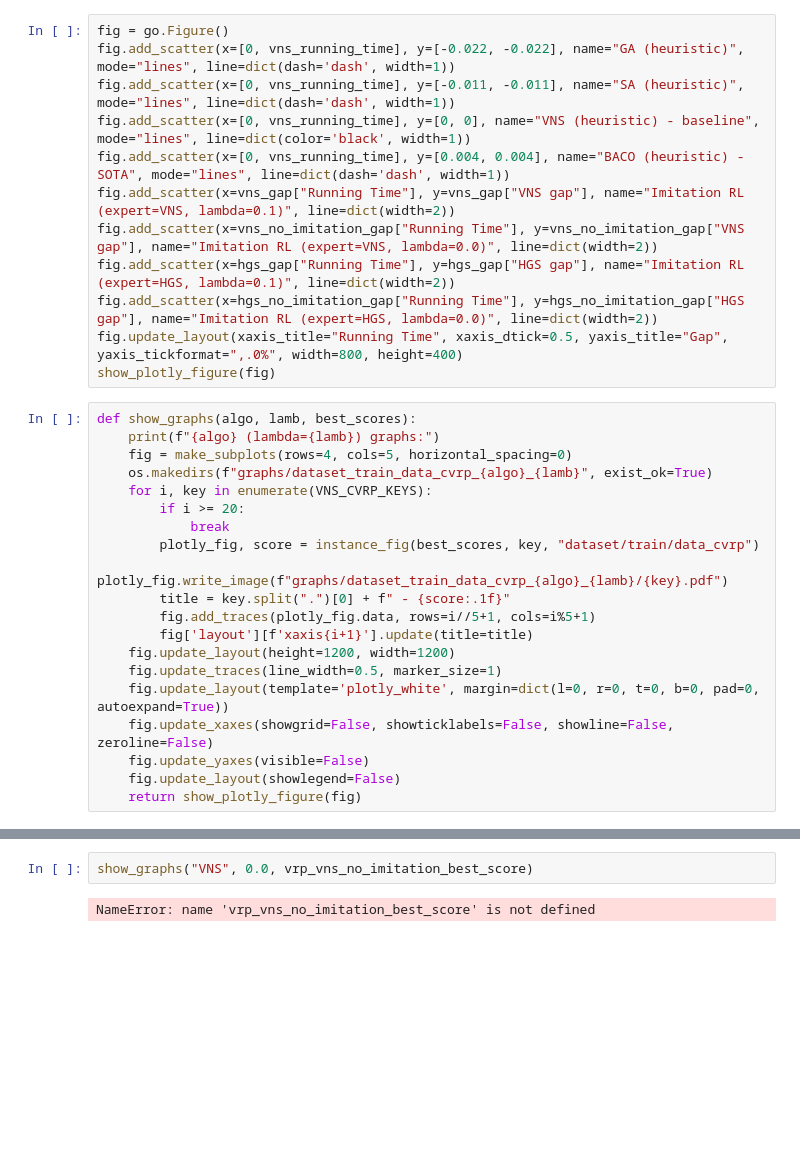
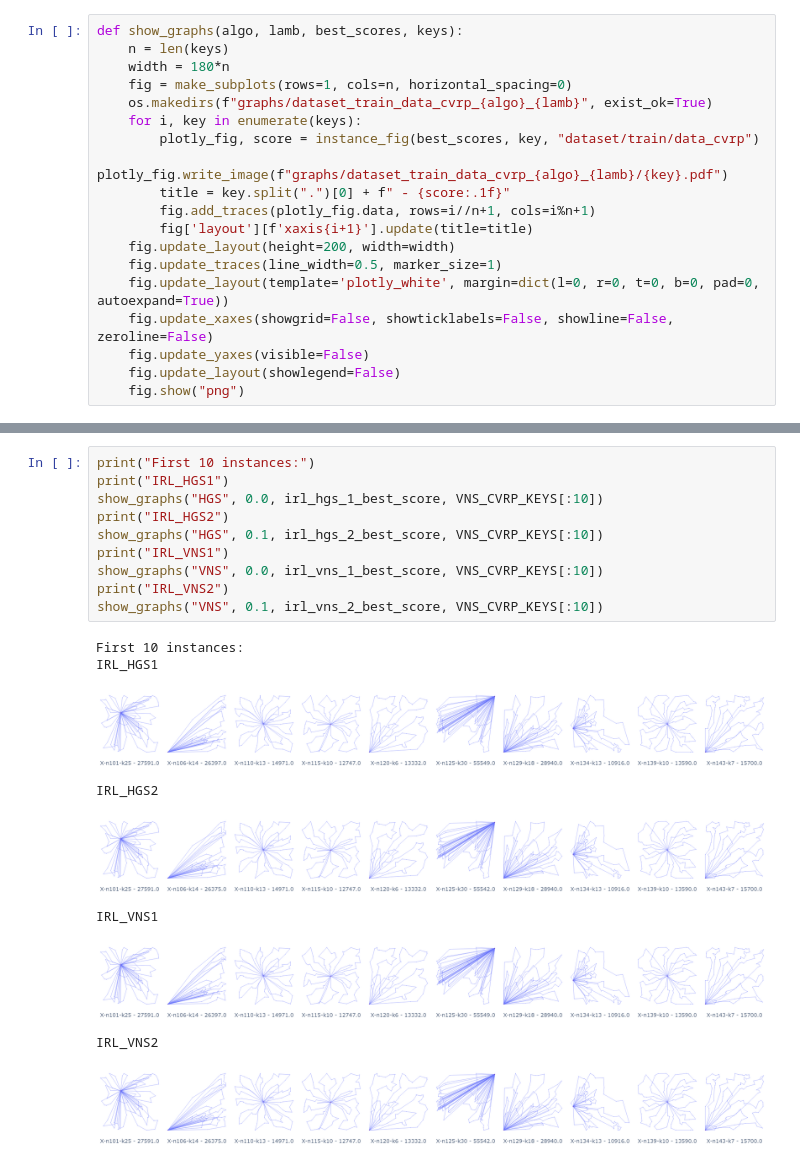
Before and after one commit to vietbtx/VRPpp, a Jupyter notebook: experiments_CVRP.ipynb, the cells around one changed output, grey strips where cells are left out. Saved outputs shown, nothing was run; the diff lists cells and outputs as text; blank space fills up the shorter version.

```diff
--- a/experiments_CVRP.ipynb
+++ b/experiments_CVRP.ipynb
@@ -98,32 +110,19 @@ print(f"VNS (lambda=0.0) loss gap: {vns_no_imitation_gap.max()['VNS gap']*100:.2
-# %%
-fig = go.Figure()
-fig.add_scatter(x=[0, vns_running_time], y=[-0.022, -0.022], name="GA (heuristic)", mode="lines", line=dict(dash='dash', width=1))
-fig.add_scatter(x=[0, vns_running_time], y=[-0.011, -0.011], name="SA (heuristic)", mode="lines", line=dict(dash='dash', width=1))
-fig.add_scatter(x=[0, vns_running_time], y=[0, 0], name="VNS (heuristic) - baseline", mode="lines", line=dict(color='black', width=1))
-fig.add_scatter(x=[0, vns_running_time], y=[0.004, 0.004], name="BACO (heuristic) - SOTA", mode="lines", line=dict(dash='dash', width=1))
-fig.add_scatter(x=vns_gap["Running Time"], y=vns_gap["VNS gap"], name="Imitation RL (expert=VNS, lambda=0.1)", line=dict(width=2))
-fig.add_scatter(x=vns_no_imitation_gap["Running Time"], y=vns_no_imitation_gap["VNS gap"], name="Imitation RL (expert=VNS, lambda=0.0)", line=dict(width=2))
-fig.add_scatter(x=hgs_gap["Running Time"], y=hgs_gap["HGS gap"], name="Imitation RL (expert=HGS, lambda=0.1)", line=dict(width=2))
-fig.add_scatter(x=hgs_no_imitation_gap["Running Time"], y=hgs_no_imitation_gap["HGS gap"], name="Imitation RL (expert=HGS, lambda=0.0)", line=dict(width=2))
-fig.update_layout(xaxis_title="Running Time", xaxis_dtick=0.5, yaxis_title="Gap", yaxis_tickformat=",.0%", width=800, height=400)
-show_plotly_figure(fig)
 # %%
-def show_graphs(algo, lamb, best_scores):
-    print(f"{algo} (lambda={lamb}) graphs:")
-    fig = make_subplots(rows=4, cols=5, horizontal_spacing=0)
+def show_graphs(algo, lamb, best_scores, keys):
+    n = len(keys)
+    width = 180*n
+    fig = make_subplots(rows=1, cols=n, horizontal_spacing=0)
     os.makedirs(f"graphs/dataset_train_data_cvrp_{algo}_{lamb}", exist_ok=True)
-    for i, key in enumerate(VNS_CVRP_KEYS):
-        if i >= 20:
-            break
+    for i, key in enumerate(keys):
         plotly_fig, score = instance_fig(best_scores, key, "dataset/train/data_cvrp")
         plotly_fig.write_image(f"graphs/dataset_train_data_cvrp_{algo}_{lamb}/{key}.pdf")
         title = key.split(".")[0] + f" - {score:.1f}"
-        fig.add_traces(plotly_fig.data, rows=i//5+1, cols=i%5+1)
+        fig.add_traces(plotly_fig.data, rows=i//n+1, cols=i%n+1)
         fig['layout'][f'xaxis{i+1}'].update(title=title)
-    fig.update_layout(height=1200, width=1200)
+    fig.update_layout(height=200, width=width)
     fig.update_traces(line_width=0.5, marker_size=1)
     fig.update_layout(template='plotly_white', margin=dict(l=0, r=0, t=0, b=0, pad=0, autoexpand=True))
     fig.update_xaxes(showgrid=False, showticklabels=False, showline=False, zeroline=False)
     fig.update_yaxes(visible=False)
     fig.update_layout(showlegend=False)
-    return show_plotly_figure(fig)
+    fig.show("png")
@@ -144,4 +129,20 @@ VNS (lambda=0.1) graphs:
-# %%
-show_graphs("VNS", 0.0, vrp_vns_no_imitation_best_score)
-# %% [output]
-NameError: name 'vrp_vns_no_imitation_best_score' is not defined
+# %%
+print("First 10 instances:")
+print("IRL_HGS1")
+show_graphs("HGS", 0.0, irl_hgs_1_best_score, VNS_CVRP_KEYS[:10])
+print("IRL_HGS2")
+show_graphs("HGS", 0.1, irl_hgs_2_best_score, VNS_CVRP_KEYS[:10])
+print("IRL_VNS1")
+show_graphs("VNS", 0.0, irl_vns_1_best_score, VNS_CVRP_KEYS[:10])
+print("IRL_VNS2")
+show_graphs("VNS", 0.1, irl_vns_2_best_score, VNS_CVRP_KEYS[:10])
+# %% [output]
+First 10 instances:
+IRL_HGS1
+[figure, added]
+IRL_HGS2
+[figure, added]
+IRL_VNS1
+[figure, added]
+IRL_VNS2
+[figure, added]
```
Also changed, not shown: parts of 16 cells of this notebook, 3 other files.
